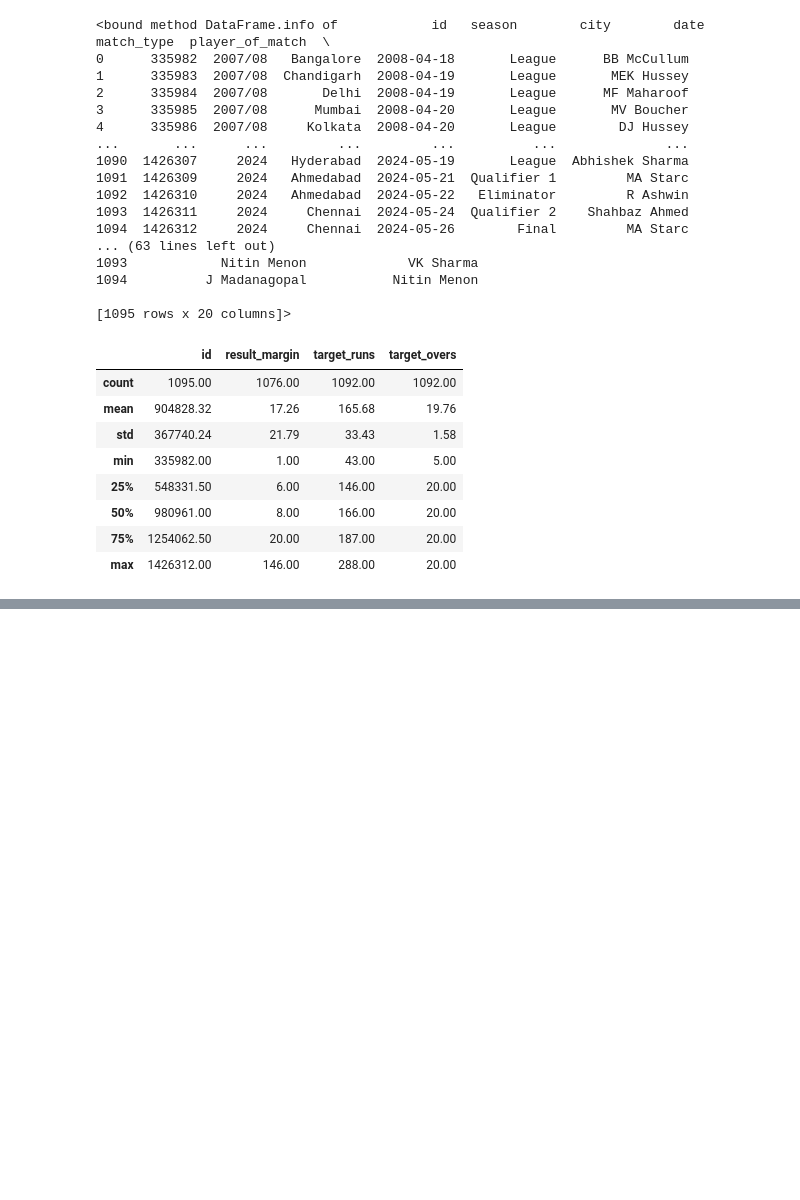
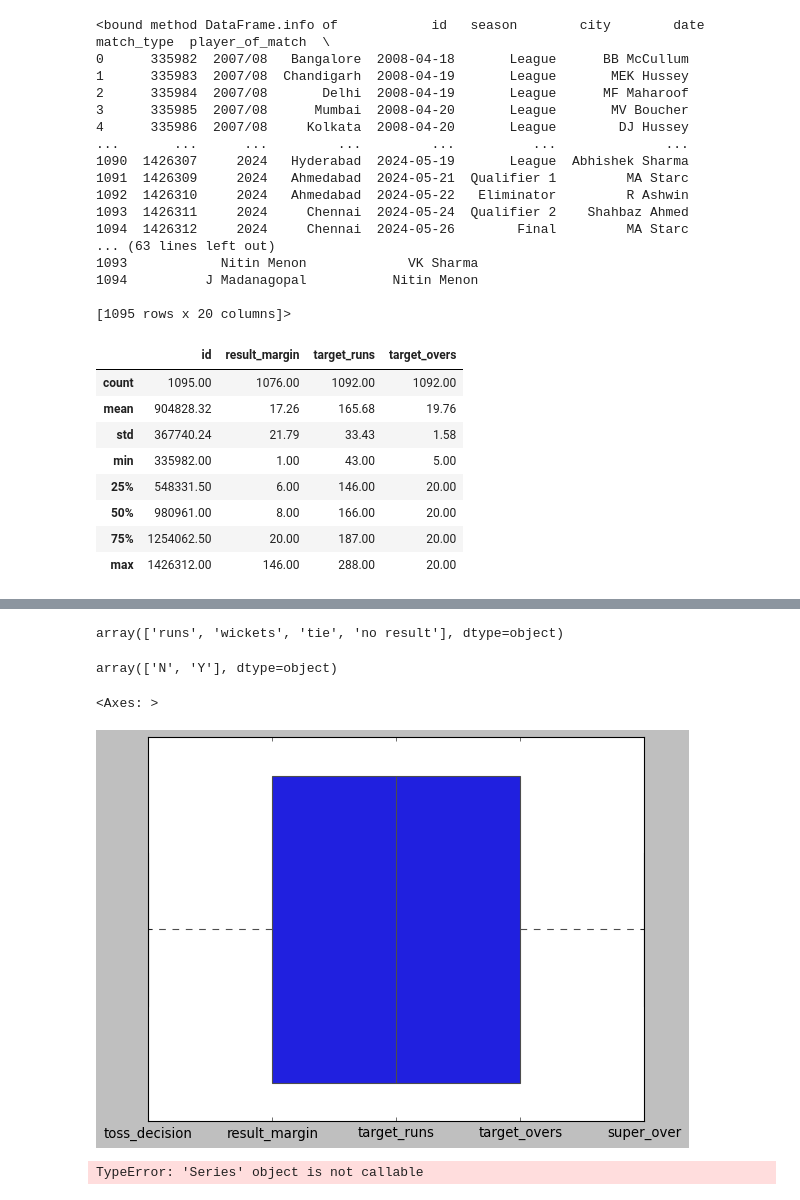
Before and after one commit to kumarideepali0402/AI-ML, a Jupyter notebook: Data decode/matches.ipynb, the cells around one changed output, grey strips where cells are left out. Saved outputs shown, nothing was run; the diff lists cells and outputs as text; code cells hidden in the pictures; blank space fills up the shorter version.

```diff
--- a/Data decode/matches.ipynb
+++ b/Data decode/matches.ipynb
@@ -97,0 +215,3 @@ round(df.describe(),2)
+# %%
+cat=[col for col in df.columns if df[col].dtype=='object']
+num=[col for col in df.columns if df[col].dtype=='float64']
@@ -97,0 +291,4 @@ round(df.describe(),2)
+# %%
+df["result"].unique()
+# %% [output]
+array(['runs', 'wickets', 'tie', 'no result'], dtype=object)
@@ -97,0 +297,4 @@ round(df.describe(),2)
+# %%
+df["super_over"].unique()
+# %% [output]
+array(['N', 'Y'], dtype=object)
@@ -97,0 +305,9 @@ round(df.describe(),2)
+# %%
+sns.boxplot(num,orient='h')
+# %% [output]
+<Axes: >
+[figure, added]
+# %%
+df.dtypes()
+# %% [output]
+TypeError: 'Series' object is not callable
```
Also changed, not shown: parts of 30 cells of this notebook.
